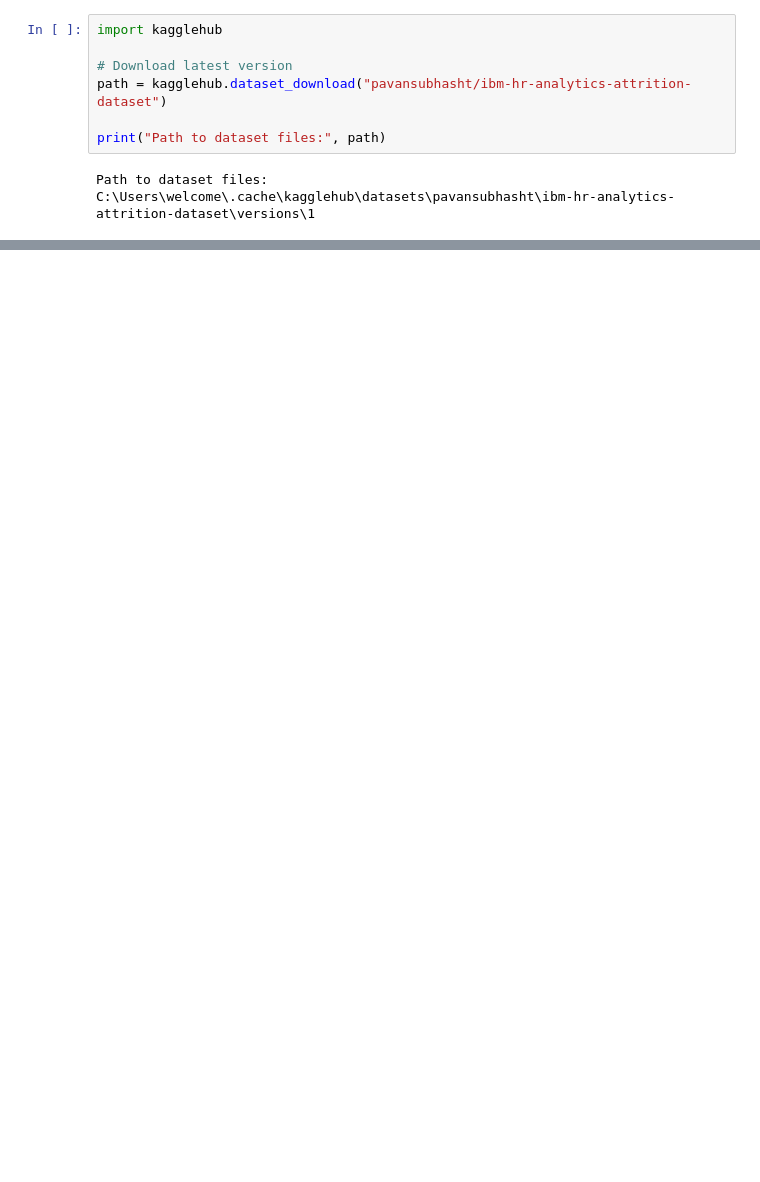
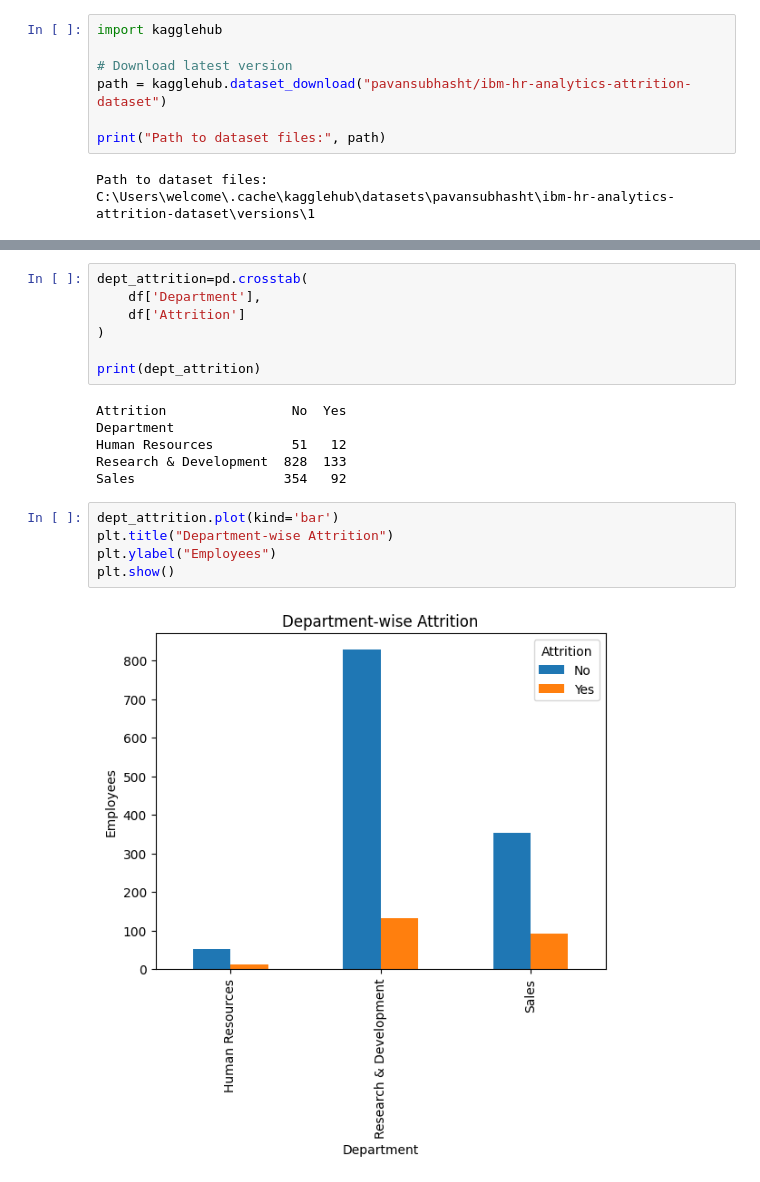
Before and after one commit to Keerthiadunuri/DeepLearning, a Jupyter notebook: Assignment_1/task_1.ipynb, the cells around one changed output, grey strips where cells are left out. Saved outputs shown, nothing was run; the diff lists cells and outputs as text; blank space fills up the shorter version.

```diff
--- a/Assignment_1/task_1.ipynb
+++ b/Assignment_1/task_1.ipynb
@@ -392,0 +228,20 @@ pickle.dump(model2, open('random_forest.pkl', 'wb'))
+# %%
+dept_attrition=pd.crosstab(
+    df['Department'],
+    df['Attrition']
+)
+
+print(dept_attrition)
+# %% [output]
+Attrition                No  Yes
+Department
+Human Resources          51   12
+Research & Development  828  133
+Sales                   354   92
+# %%
+dept_attrition.plot(kind='bar')
+plt.title("Department-wise Attrition")
+plt.ylabel("Employees")
+plt.show()
+# %% [output]
+[figure, added]
```
Also changed, not shown: parts of 77 cells of this notebook, 2 other files.
